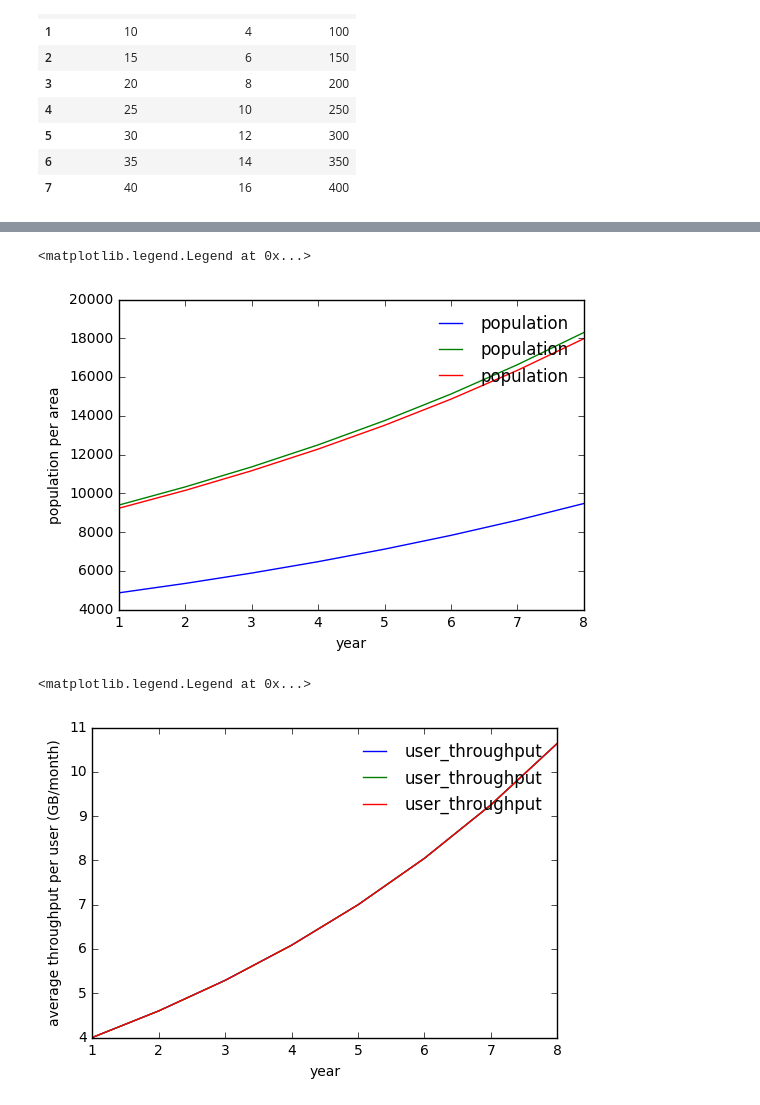
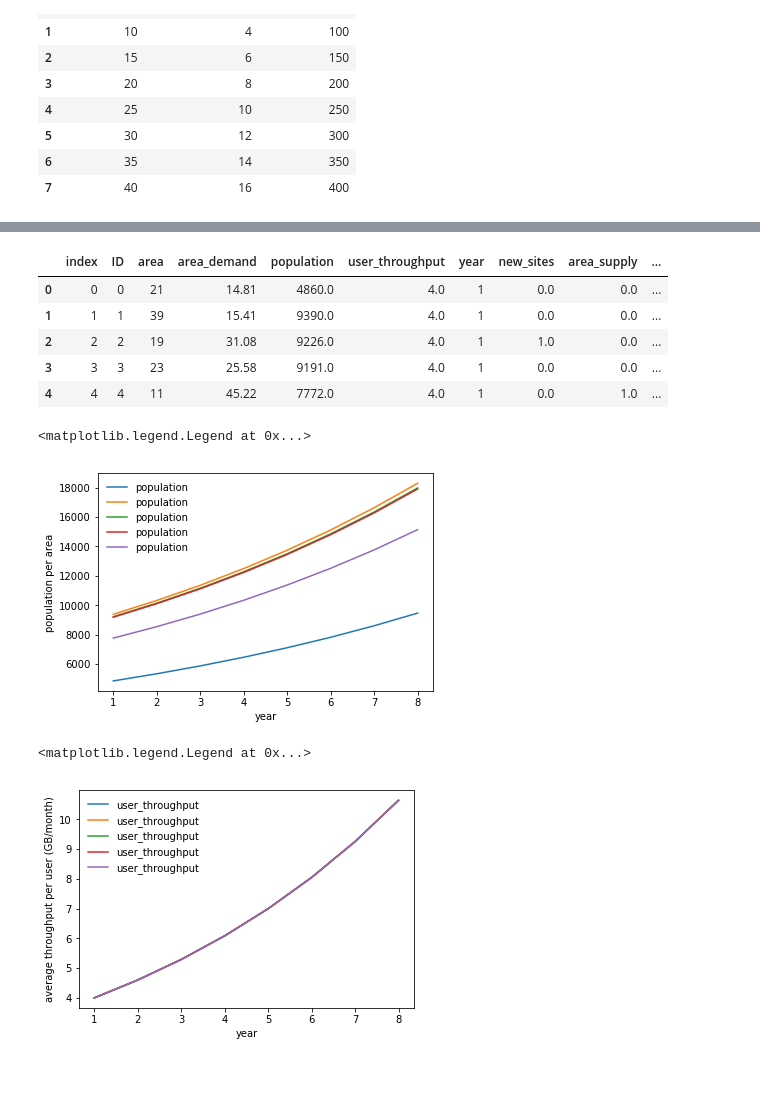
Before and after one commit to ashutoshj14/digital_comms, a Jupyter notebook: digital_comms/mobile_model2.ipynb, the cells around one changed output, grey strips where cells are left out. Saved outputs shown, nothing was run; the diff lists cells and outputs as text; code cells hidden in the pictures; blank space fills up the shorter version.

```diff
--- a/digital_comms/mobile_model2.ipynb
+++ b/digital_comms/mobile_model2.ipynb
@@ -260,0 +306,19 @@ output.head(n=10)
+# %%
+cells = {'4G LTE-A MaBS' : pd.Series([30, 30, 30], index=['transmission', 'site', 'O&M power']),
+     '4G LTE-A MiBS' : pd.Series([15,30,10], index=['transmission', 'site', 'O&M power']),
+     '5G mmW MiBS' : pd.Series([8,30,8], index=['transmission', 'site', 'O&M power']),
+     '5G mmW PBS' : pd.Series([6,10,2.5], index=['transmission', 'site', 'O&M power']),
+     'Wi-Fi IEEE 802.11ac AP' : pd.Series([2.5,5,1], index=['transmission', 'site', 'O&M power']),
+     'Wi-Fi IEEE 802.11ad AP' : pd.Series([2.5,5,1], index=['transmission', 'site', 'O&M power'])}
+
+opex = pd.DataFrame(cells)
+
+opex = opex.T
+
+#opex.reset_index(level=0, inplace=True)
+
+opex=opex.rename(columns = {'index':'type'})
+
+opex['TCO'] = opex.sum(axis=1)
+
+opex.head(n=10)
@@ -260,0 +344,16 @@ output.head(n=10)
+# %%
+def calculate_TCO(new_sites):
+        cap_cost = capex.loc[["4G LTE-A MaBS","type"], "TCO"].values[0]
+        op_cost = opex.loc[["4G LTE-A MaBS","type"], "TCO"].values[0]
+        total_cap_cost = new_sites * cap_cost
+        total_op_cost = new_sites * op_cost
+        TCO = total_cap_cost + total_op_cost
+        return TCO
+# %%
+total_cost = calculate_TCO(output.new_sites)
+
+total_cost= pd.DataFrame(total_cost)
+
+total_cost = total_cost.rename(columns = {'new_sites':'TCO'})
+
+total_cost.head(n=10)
@@ -261,23 +372,38 @@ output.head(n=10)
+# %%
+output = pd.concat([output, total_cost], axis=1)
+
+output.head(n=5)
+# %% [output]
+|  | index | ID | area | area_demand | population | user_throughput | year | new_sites | area_supply | ... |
+| 0 | 0 | 0 | 21 | 14.81 | 4860.0 | 4.0 | 1 | 0.0 | 0.0 | ... |
+| 1 | 1 | 1 | 39 | 15.41 | 9390.0 | 4.0 | 1 | 0.0 | 0.0 | ... |
+| 2 | 2 | 2 | 19 | 31.08 | 9226.0 | 4.0 | 1 | 1.0 | 0.0 | ... |
+| 3 | 3 | 3 | 23 | 25.58 | 9191.0 | 4.0 | 1 | 0.0 | 0.0 | ... |
+| 4 | 4 | 4 | 11 | 45.22 | 7772.0 | 4.0 | 1 | 0.0 | 1.0 | ... |
 # %%
 #area demand for a region, LA or MSOA
 plt.plot(output.year[output.area == 21],output.population [output.area == 21])
 plt.plot(output.year[output.area == 39],output.population [output.area == 39])
 plt.plot(output.year[output.area == 19],output.population [output.area == 19])
+plt.plot(output.year[output.area == 23],output.population [output.area == 23])
+plt.plot(output.year[output.area == 11],output.population [output.area == 11])
 plt.xlabel('year')
 plt.ylabel('population per area')
 plt.legend(framealpha=0, frameon=False)
 # %% [output]
 <matplotlib.legend.Legend at 0x...>
-[figure, old version]
+[figure, new version]
 # %%
 #user_throughput
 #currently there is only one user type, but demand can be scaled based on demographic group
 plt.plot(output.year[output.area == 21],output.user_throughput [output.area == 21])
 plt.plot(output.year[output.area == 39],output.user_throughput [output.area == 39])
 plt.plot(output.year[output.area == 19],output.user_throughput [output.area == 19])
+plt.plot(output.year[output.area == 23],output.user_throughput [output.area == 23])
+plt.plot(output.year[output.area == 11],output.user_throughput [output.area == 11])
 plt.xlabel('year')
 plt.ylabel('average throughput per user (GB/month)')
 plt.legend(framealpha=0, frameon=False)
 # %% [output]
 <matplotlib.legend.Legend at 0x...>
-[figure, old version]
+[figure, new version]
```
Also changed, not shown: parts of 18 cells of this notebook, 1 other file.
